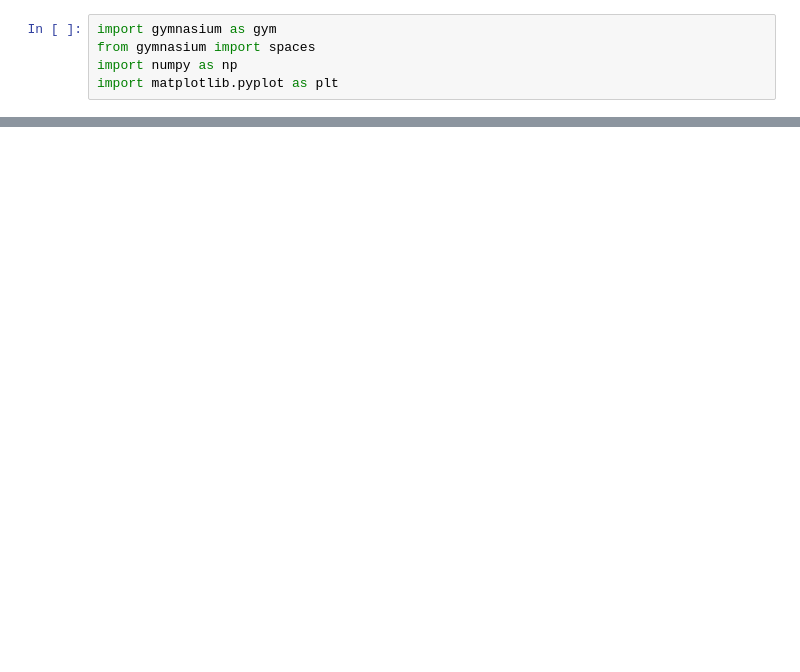
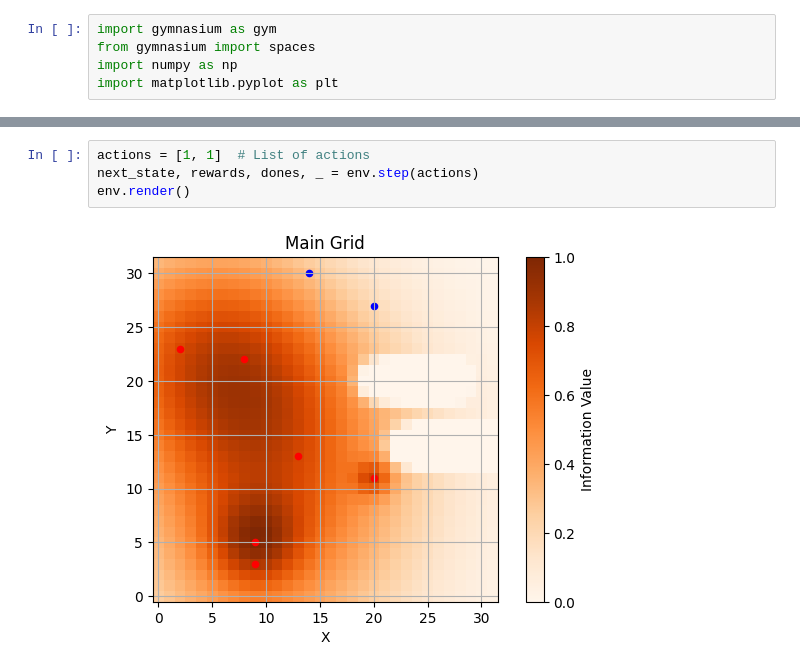
Before and after one commit to KishorKumar37/546-RL-Project, a Jupyter notebook: Grid Enviornment.ipynb, the cells around one changed output, grey strips where cells are left out. Saved outputs shown, nothing was run; the diff lists cells and outputs as text; blank space fills up the shorter version.

```diff
--- a/Grid Enviornment.ipynb
+++ b/Grid Enviornment.ipynb
@@ -148,0 +188,6 @@ env.render()
+# %%
+actions = [1, 1]  # List of actions
+next_state, rewards, dones, _ = env.step(actions)
+env.render()
+# %% [output]
+[figure, added]
```
Also changed, not shown: parts of 2 cells of this notebook.
